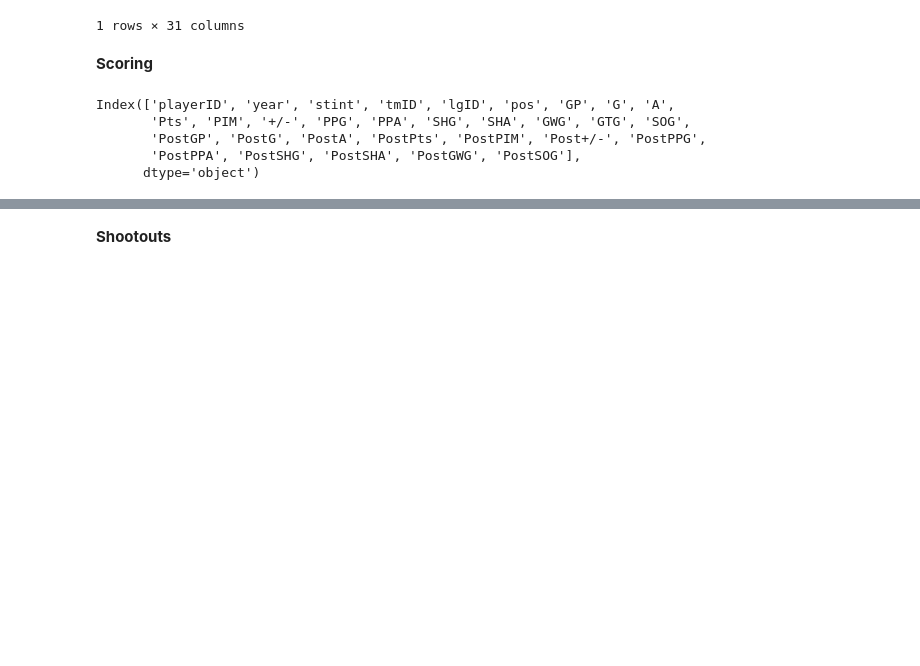
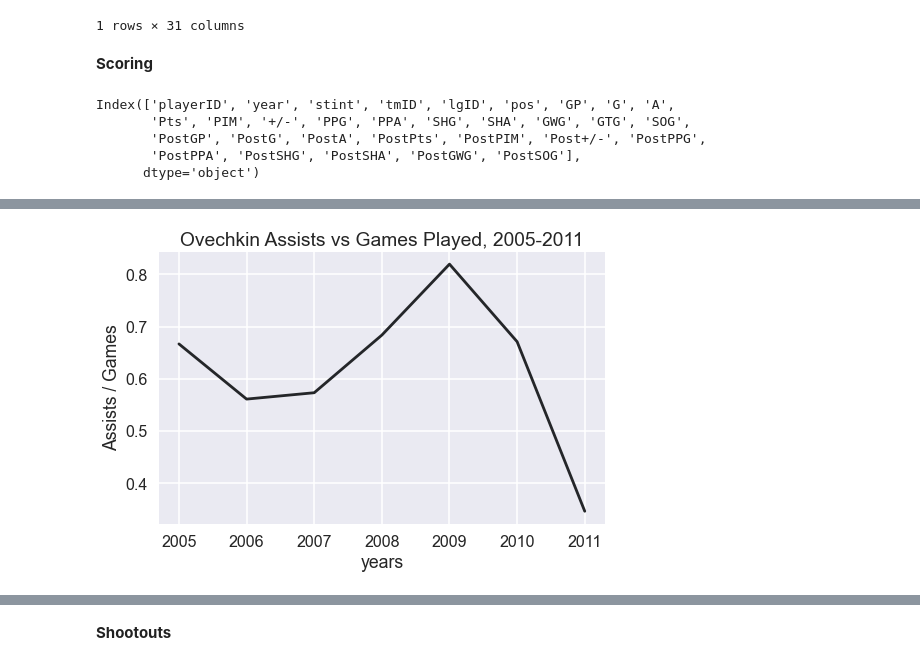
Before and after one commit to aakiyanova/Hockey-Data-Analysis, a Jupyter notebook: notebooks/notebook-3-ovechkin-data.ipynb, the cells around one changed output, grey strips where cells are left out. Drawn from its saved outputs; the diff is of its cells as text; code cells hidden in the pictures; blank space fills up the shorter version.

```diff
--- a/notebooks/notebook-3-ovechkin-data.ipynb
+++ b/notebooks/notebook-3-ovechkin-data.ipynb
@@ -76,0 +177,14 @@ ovechkin_score.head()
+# %%
+# construct assists vs games chart
+style.use('seaborn-darkgrid')
+style.use('seaborn-muted')
+sns.set_palette(sns.dark_palette('#69d', 10))
+plt.figure(figsize=(8,5))
+sns.lineplot(data=ovechkin_score, x="year", y="A/GP")
+plt.title('Ovechkin Assists vs Games Played, 2005-2011')
+plt.xlabel('years')
+plt.ylabel('Assists / Games')
+plt.show
+plt.savefig('charts/AssistsVsGames');
+# %% [output]
+[figure, added]
```
Also changed, not shown: parts of 32 cells of this notebook, 26 other files.
